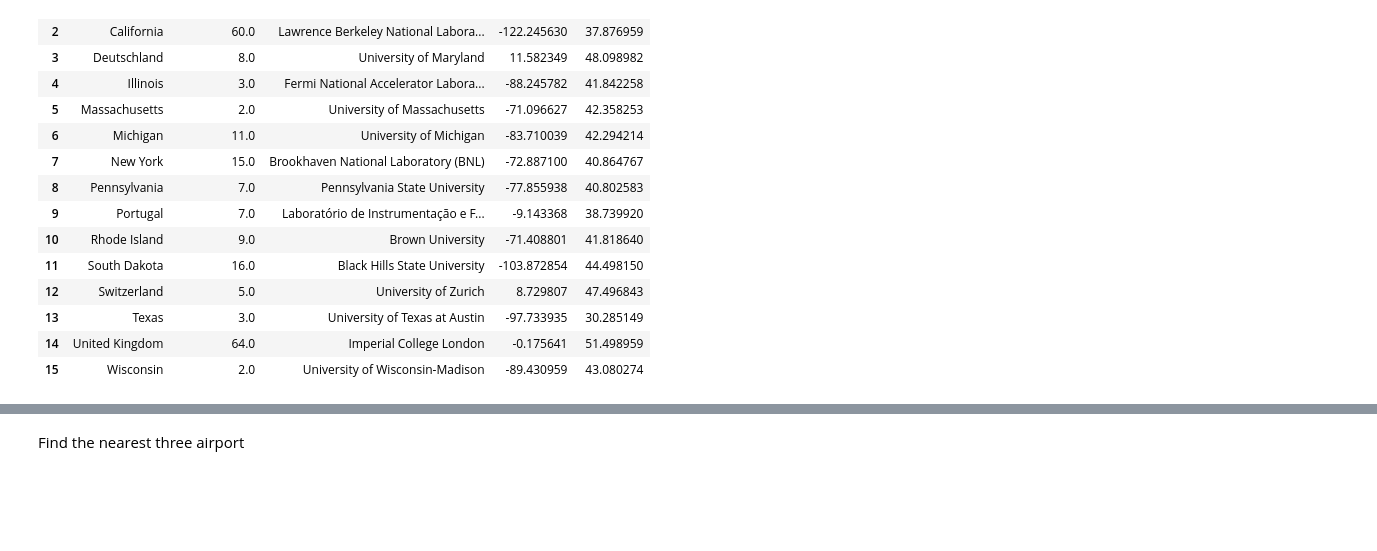
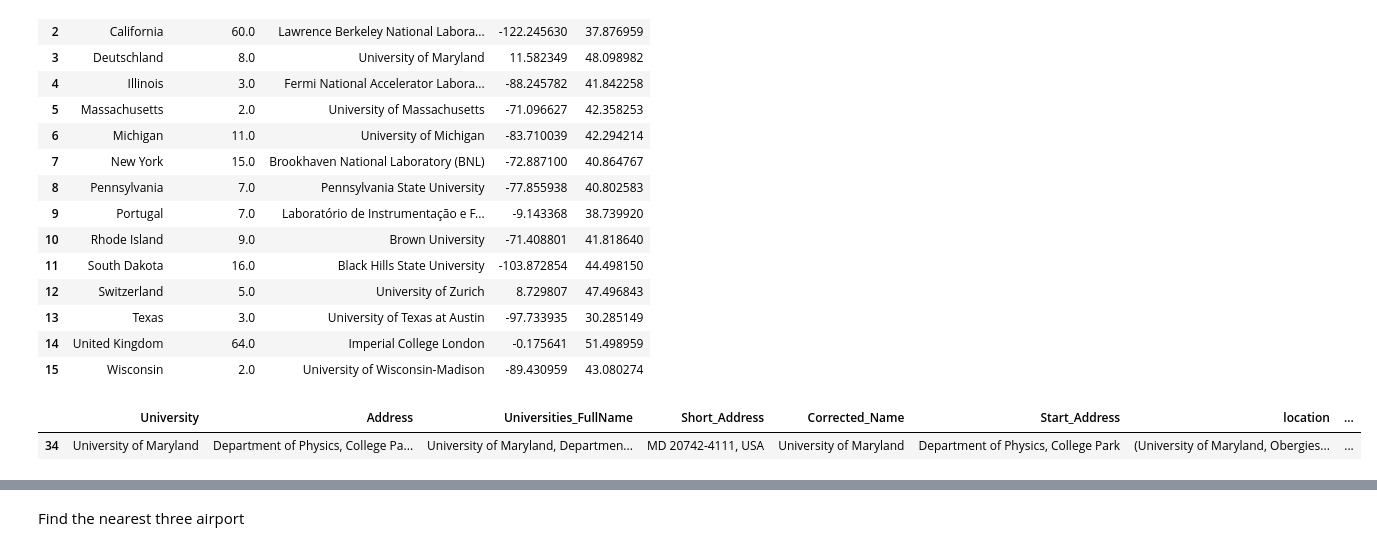
Before and after one commit to seriksen/sustainable-lz, a Jupyter notebook: notebooks/collaborations_whereabouts.ipynb, the cells around one changed output, grey strips where cells are left out. Drawn from its saved outputs; the diff is of its cells as text; code cells hidden in the pictures; blank space fills up the shorter version.

```diff
--- a/notebooks/collaborations_whereabouts.ipynb
+++ b/notebooks/collaborations_whereabouts.ipynb
@@ -221,0 +291,5 @@ See the caveats in the documentation: https://pandas.pydata.org/pandas-docs/stab
+# %%
+author_university_locations.loc[author_university_locations['University'] == 'University of Maryland']
+# %% [output]
+|  | University | Address | Universities_FullName | Short_Address | Corrected_Name | Start_Address | location | ... |
+| 34 | University of Maryland | Department of Physics, College Pa... | University of Maryland, Departmen... | MD 20742-4111, USA | University of Maryland | Department of Physics, College Park | (University of Maryland, Obergies... | ... |
```
Also changed, not shown: parts of 11 cells of this notebook, 9 other files.
